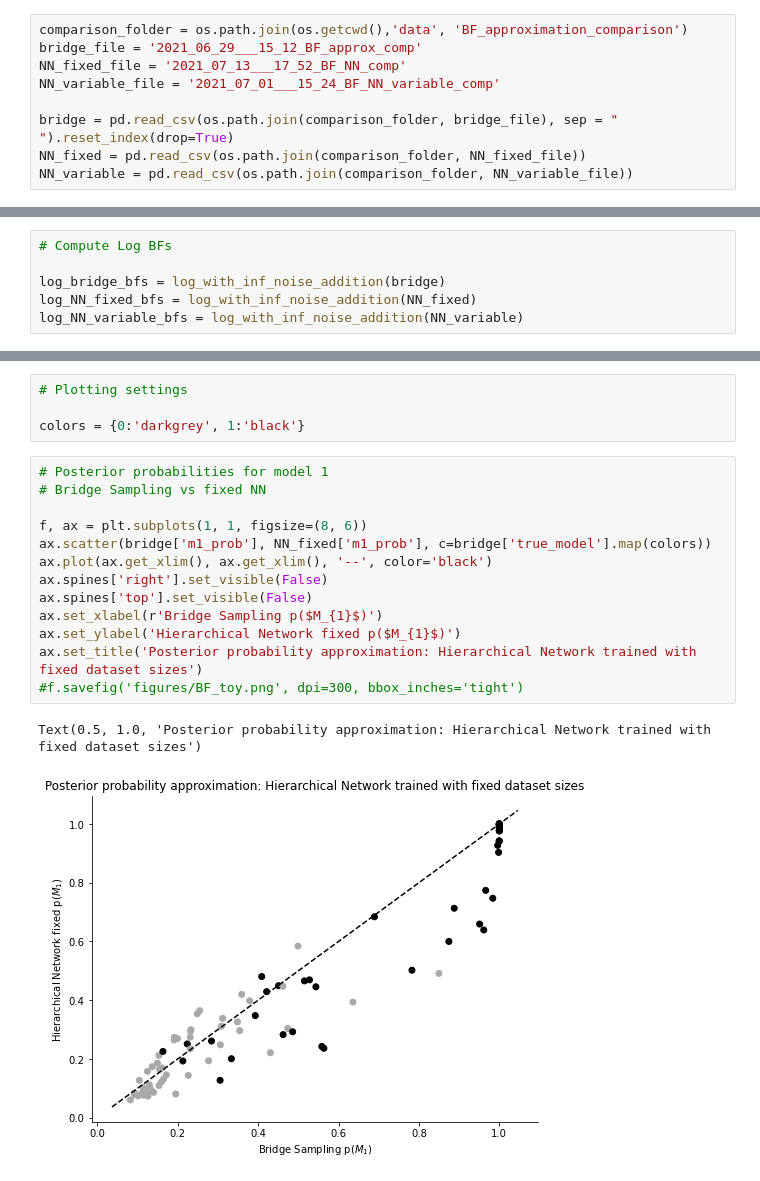
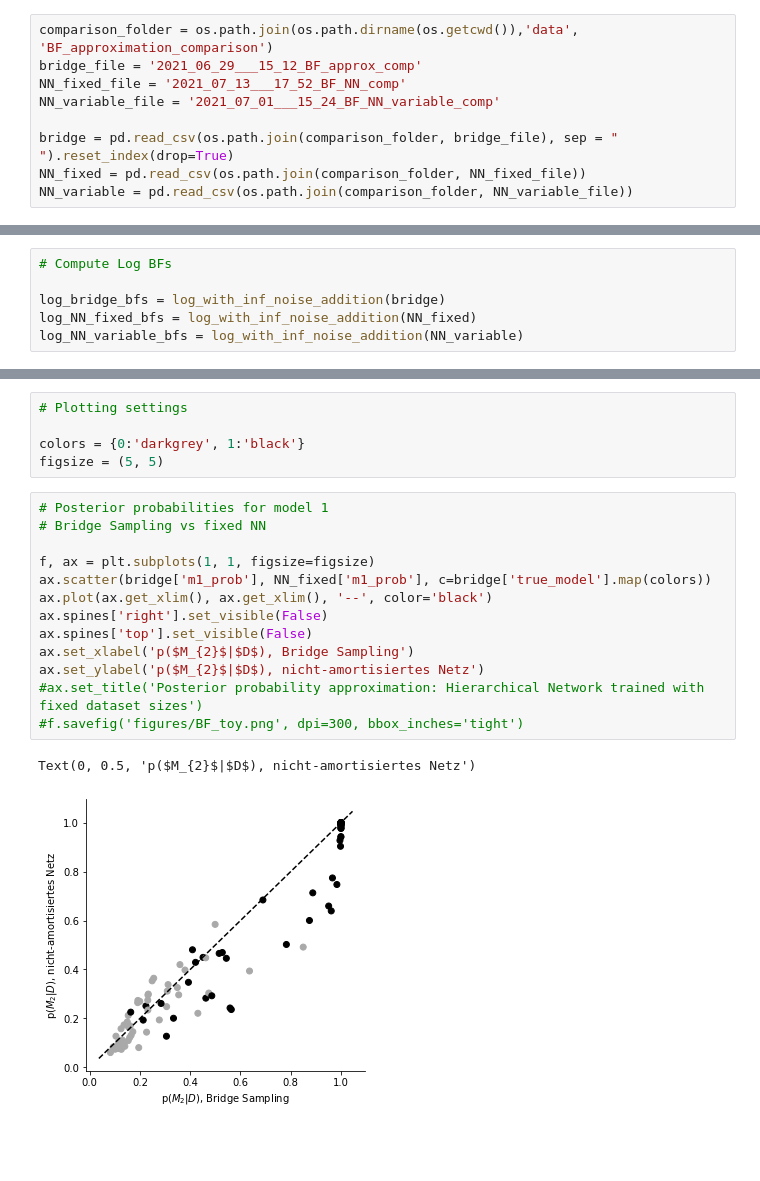
Before and after one commit to elseml/DeepHierarchicalModelComparison, a Jupyter notebook: Python code/Bridge_sampling_comparison.ipynb, the cells around one changed output, grey strips where cells are left out. Saved outputs shown, nothing was run; the diff lists cells and outputs as text; blank space fills up the shorter version.

Commit message:
figure generation for thesis

```diff
--- a/Python code/Bridge_sampling_comparison.ipynb
+++ b/Python code/Bridge_sampling_comparison.ipynb
@@ -12,7 +12,7 @@ import sys
 # %% [markdown]
 # Load data
 # %%
-comparison_folder = os.path.join(os.getcwd(),'data', 'BF_approximation_comparison')
+comparison_folder = os.path.join(os.path.dirname(os.getcwd()),'data', 'BF_approximation_comparison')
 bridge_file = '2021_06_29___15_12_BF_approx_comp'
 NN_fixed_file = '2021_07_13___17_52_BF_NN_comp'
 NN_variable_file = '2021_07_01___15_24_BF_NN_variable_comp'
@@ -236,22 +169,23 @@ NN_variable_bfs_till_100 = NN_variable['bayes_factor'].loc[bridge['bayes_factor'
 # Plotting settings
 
 colors = {0:'darkgrey', 1:'black'}
+figsize = (5, 5)
 # %%
 # Posterior probabilities for model 1
 # Bridge Sampling vs fixed NN
 
-f, ax = plt.subplots(1, 1, figsize=(8, 6))
+f, ax = plt.subplots(1, 1, figsize=figsize)
 ax.scatter(bridge['m1_prob'], NN_fixed['m1_prob'], c=bridge['true_model'].map(colors))
 ax.plot(ax.get_xlim(), ax.get_xlim(), '--', color='black')
 ax.spines['right'].set_visible(False)
 ax.spines['top'].set_visible(False)
-ax.set_xlabel(r'Bridge Sampling p($M_{1}$)')
-ax.set_ylabel('Hierarchical Network fixed p($M_{1}$)')
-ax.set_title('Posterior probability approximation: Hierarchical Network trained with fixed dataset sizes')
+ax.set_xlabel('p($M_{2}$|$D$), Bridge Sampling')
+ax.set_ylabel('p($M_{2}$|$D$), nicht-amortisiertes Netz')
+#ax.set_title('Posterior probability approximation: Hierarchical Network trained with fixed dataset sizes')
 #f.savefig('figures/BF_toy.png', dpi=300, bbox_inches='tight')
 # %% [output]
-Text(0.5, 1.0, 'Posterior probability approximation: Hierarchical Network trained with fixed dataset sizes')
+Text(0, 0.5, 'p($M_{2}$|$D$), nicht-amortisiertes Netz')
-[figure, old version]
+[figure, new version]
 # %%
 # BFs vs fixed NN
 
```
Also changed, not shown: parts of 18 cells of this notebook.
